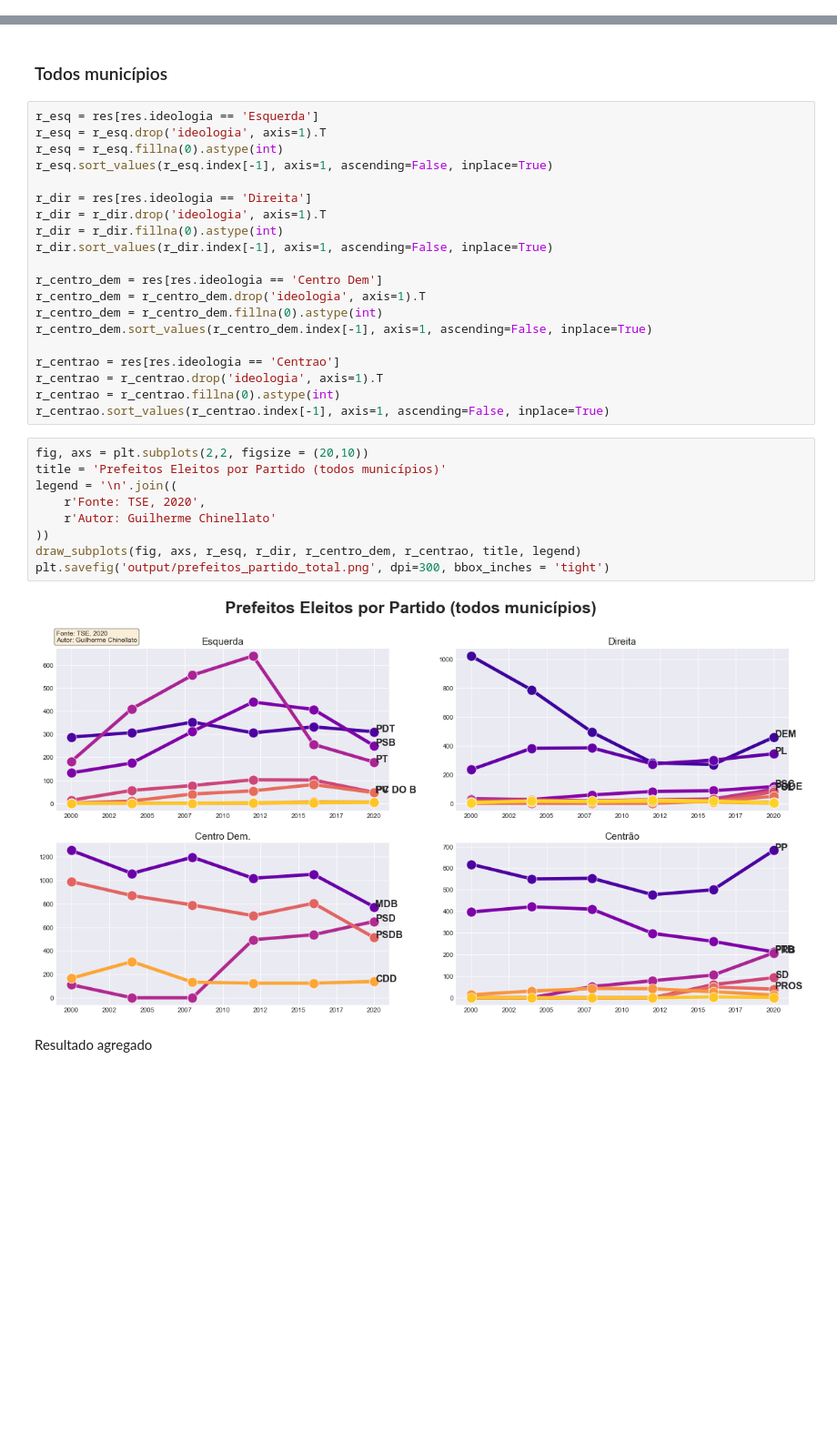
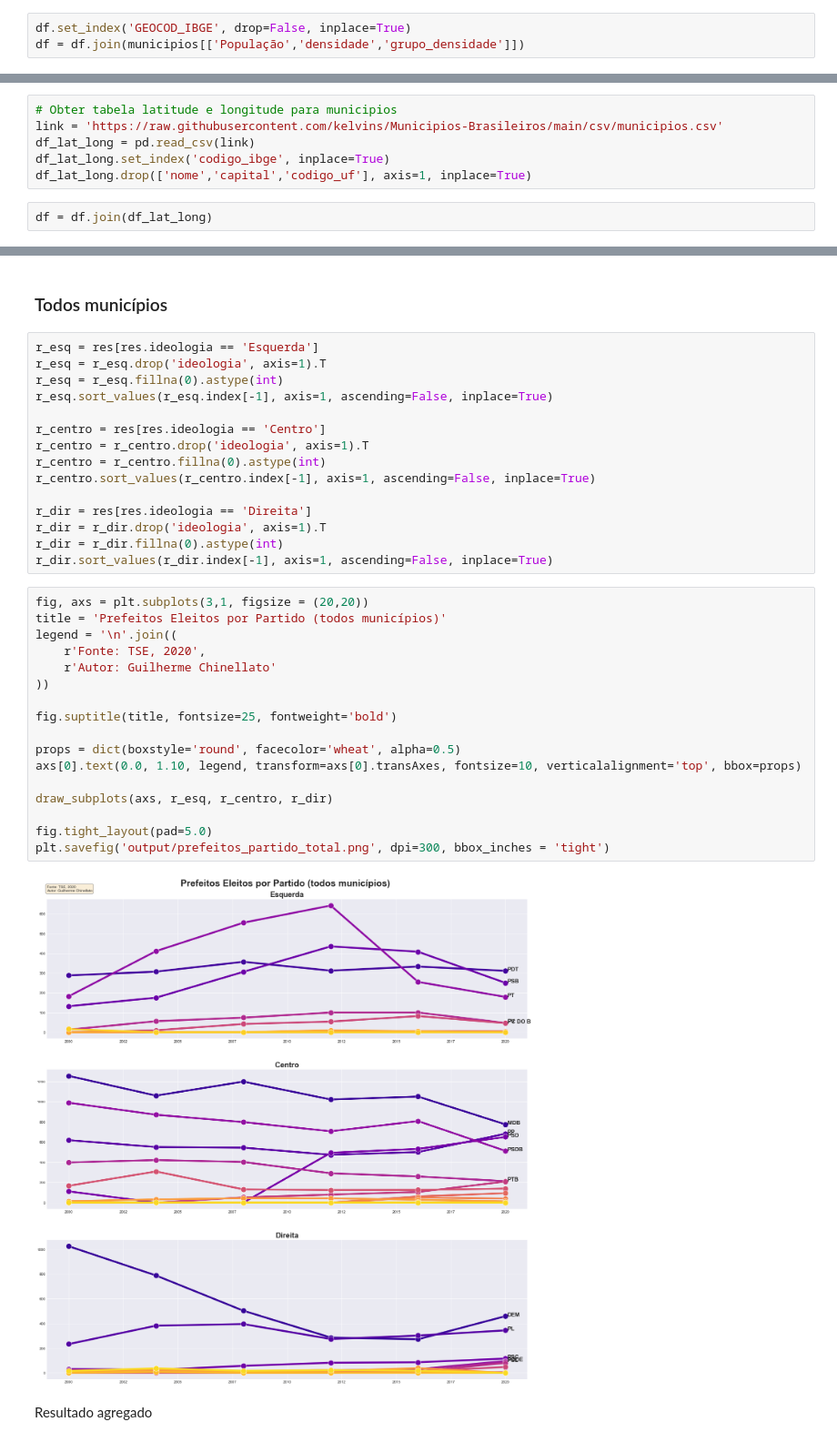
Before and after one commit to gchinellato/eleicoes-ideologia, a Jupyter notebook: eleicoes-ideologia.ipynb, the cells around one changed output, grey strips where cells are left out. Shown at 91% size. Saved outputs shown, nothing was run; the diff lists cells and outputs as text; blank space fills up the shorter version.

```diff
--- a/eleicoes-ideologia.ipynb
+++ b/eleicoes-ideologia.ipynb
@@ -167,0 +291,3 @@ df['ideologia'] = df.sigla_partido.map(mapa_ideologico)
+# %%
+df.set_index('GEOCOD_IBGE', drop=False, inplace=True)
+df = df.join(municipios[['População','densidade','grupo_densidade']])
@@ -167,0 +296,8 @@ df['ideologia'] = df.sigla_partido.map(mapa_ideologico)
+# %%
+# Obter tabela latitude e longitude para municipios
+link = 'https://raw.githubusercontent.com/kelvins/Municipios-Brasileiros/main/csv/municipios.csv'
+df_lat_long = pd.read_csv(link)
+df_lat_long.set_index('codigo_ibge', inplace=True)
+df_lat_long.drop(['nome','capital','codigo_uf'], axis=1, inplace=True)
+# %%
+df = df.join(df_lat_long)
@@ -403,31 +468,34 @@ r_esq = r_esq.drop('ideologia', axis=1).T
 r_esq = r_esq.fillna(0).astype(int)
 r_esq.sort_values(r_esq.index[-1], axis=1, ascending=False, inplace=True)
 
+r_centro = res[res.ideologia == 'Centro']
+r_centro = r_centro.drop('ideologia', axis=1).T
+r_centro = r_centro.fillna(0).astype(int)
+r_centro.sort_values(r_centro.index[-1], axis=1, ascending=False, inplace=True)
+
 r_dir = res[res.ideologia == 'Direita']
 r_dir = r_dir.drop('ideologia', axis=1).T
 r_dir = r_dir.fillna(0).astype(int)
 r_dir.sort_values(r_dir.index[-1], axis=1, ascending=False, inplace=True)
-
-r_centro_dem = res[res.ideologia == 'Centro Dem']
-r_centro_dem = r_centro_dem.drop('ideologia', axis=1).T
-r_centro_dem = r_centro_dem.fillna(0).astype(int)
-r_centro_dem.sort_values(r_centro_dem.index[-1], axis=1, ascending=False, inplace=True)
-
-r_centrao = res[res.ideologia == 'Centrao']
-r_centrao = r_centrao.drop('ideologia', axis=1).T
-r_centrao = r_centrao.fillna(0).astype(int)
-r_centrao.sort_values(r_centrao.index[-1], axis=1, ascending=False, inplace=True)
 # %%
-fig, axs = plt.subplots(2,2, figsize = (20,10))
+fig, axs = plt.subplots(3,1, figsize = (20,20))
 title = 'Prefeitos Eleitos por Partido (todos municípios)'
 legend = '\n'.join((
     r'Fonte: TSE, 2020',
     r'Autor: Guilherme Chinellato'
 ))
-draw_subplots(fig, axs, r_esq, r_dir, r_centro_dem, r_centrao, title, legend)
+
+fig.suptitle(title, fontsize=25, fontweight='bold')
+
+props = dict(boxstyle='round', facecolor='wheat', alpha=0.5)
+axs[0].text(0.0, 1.10, legend, transform=axs[0].transAxes, fontsize=10, verticalalignment='top', bbox=props)
+
+draw_subplots(axs, r_esq, r_centro, r_dir)
+
+fig.tight_layout(pad=5.0)
 plt.savefig('output/prefeitos_partido_total.png', dpi=300, bbox_inches = 'tight')
 # %% [output]
-[figure, old version]
+[figure, new version]
 # %% [markdown]
 Resultado agregado
 # %%
```
Also changed, not shown: parts of 95 cells of this notebook, 36 other files.
